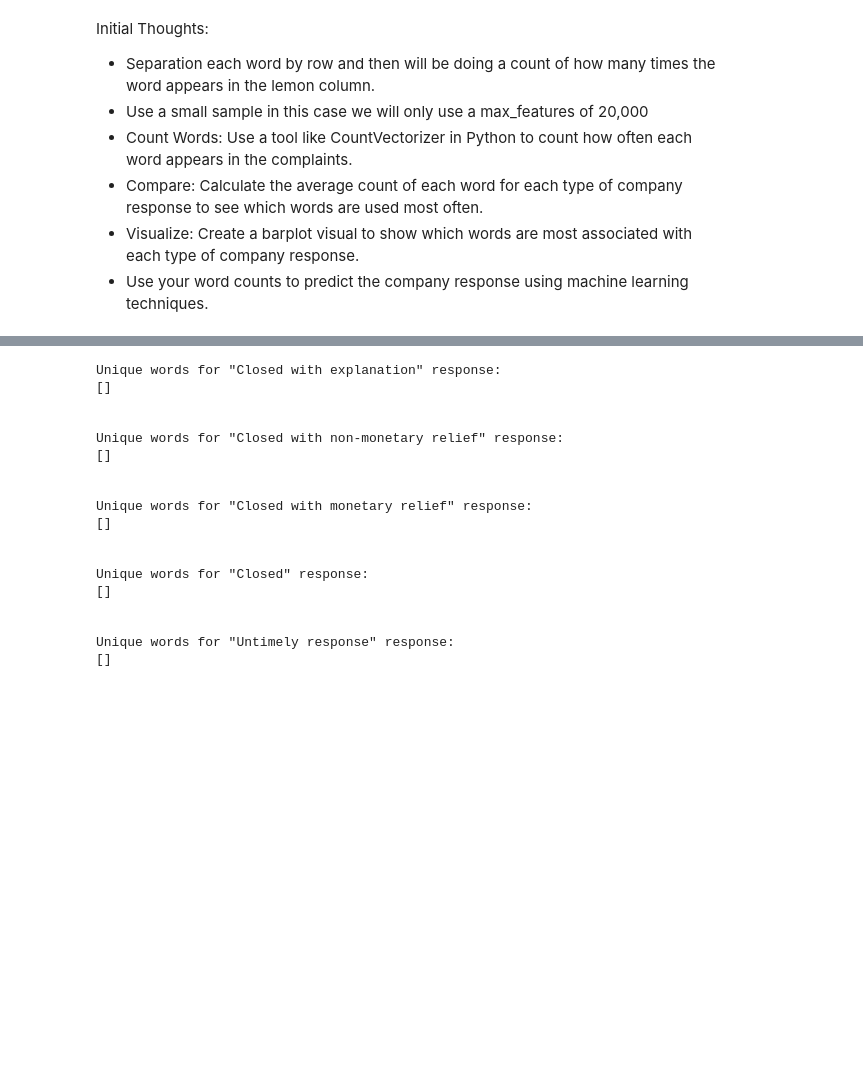
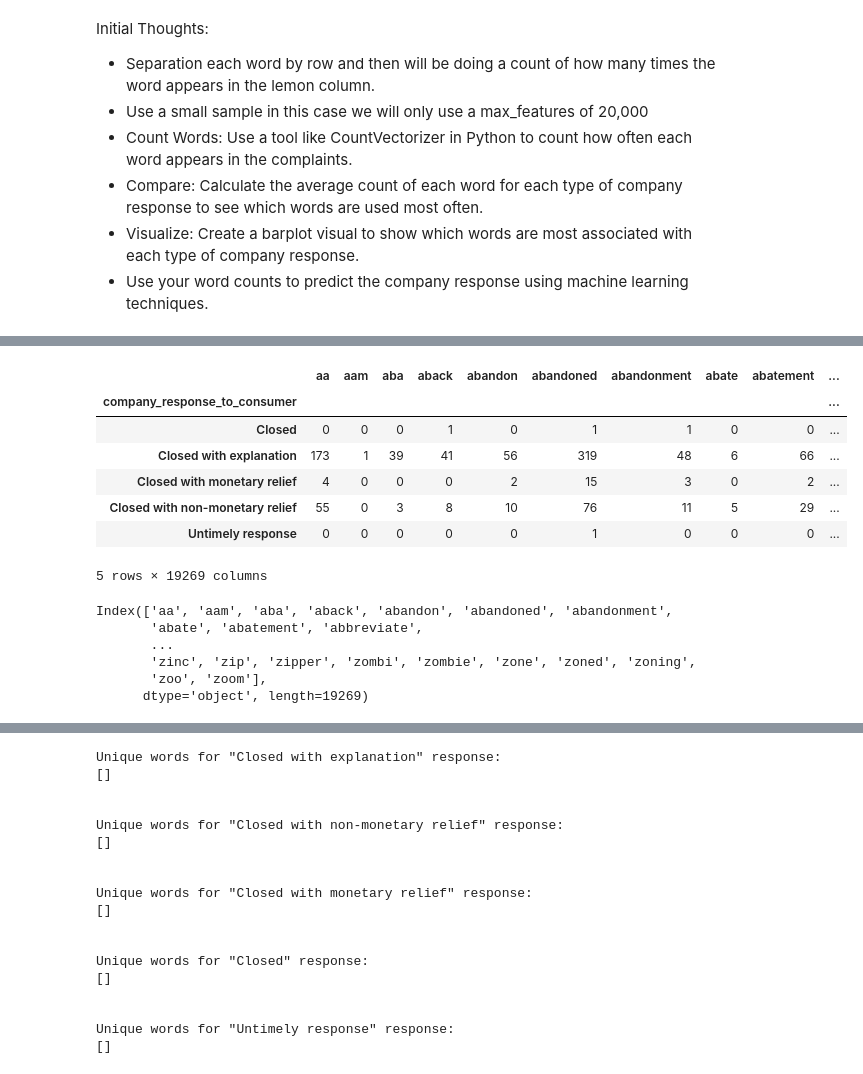
Before and after one commit to DATA-TRAC/consumer-complaint-response, a Jupyter notebook: lugo-question-1.ipynb, the cells around one changed output, grey strips where cells are left out. Cells and saved outputs as stored; diff of their text form; code cells hidden in the pictures; blank space fills up the shorter version.

```diff
--- a/lugo-question-1.ipynb
+++ b/lugo-question-1.ipynb
@@ -148,3 +173,23 @@ word_counts, df_with_words,word_counts_ones = e.get_word_counts(train)
+# %%
+word_counts_ones
+# %% [output]
+|  | aa | aam | aba | aback | abandon | abandoned | abandonment | abate | abatement | ... |
+| company_response_to_consumer |  |  |  |  |  |  |  |  |  | ... |
+| Closed | 0 | 0 | 0 | 1 | 0 | 1 | 1 | 0 | 0 | ... |
+| Closed with explanation | 173 | 1 | 39 | 41 | 56 | 319 | 48 | 6 | 66 | ... |
+| Closed with monetary relief | 4 | 0 | 0 | 0 | 2 | 15 | 3 | 0 | 2 | ... |
+| Closed with non-monetary relief | 55 | 0 | 3 | 8 | 10 | 76 | 11 | 5 | 29 | ... |
+| Untimely response | 0 | 0 | 0 | 0 | 0 | 1 | 0 | 0 | 0 | ... |
+5 rows × 19269 columns
+# %%
+word_counts_ones.columns
+# %% [output]
+Index(['aa', 'aam', 'aba', 'aback', 'abandon', 'abandoned', 'abandonment',
+       'abate', 'abatement', 'abbreviate',
+       ...
+       'zinc', 'zip', 'zipper', 'zombi', 'zombie', 'zone', 'zoned', 'zoning',
+       'zoo', 'zoom'],
+      dtype='object', length=19269)
 # %%
 top = e.top_15_words(word_counts_ones)
 # %%
```
Also changed, not shown: parts of 14 cells of this notebook.
